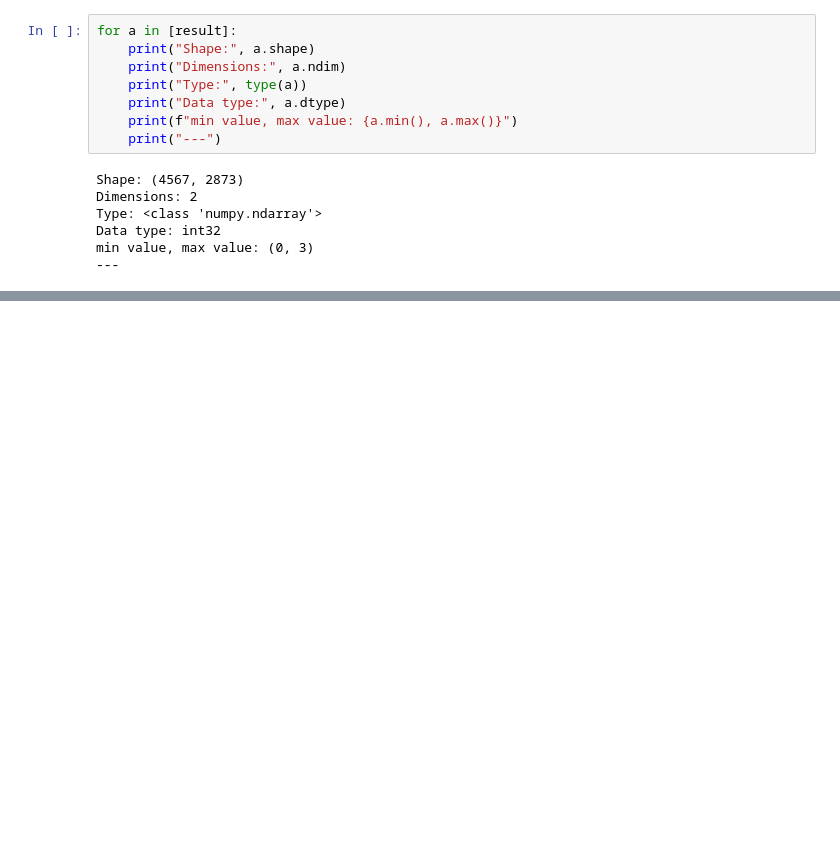
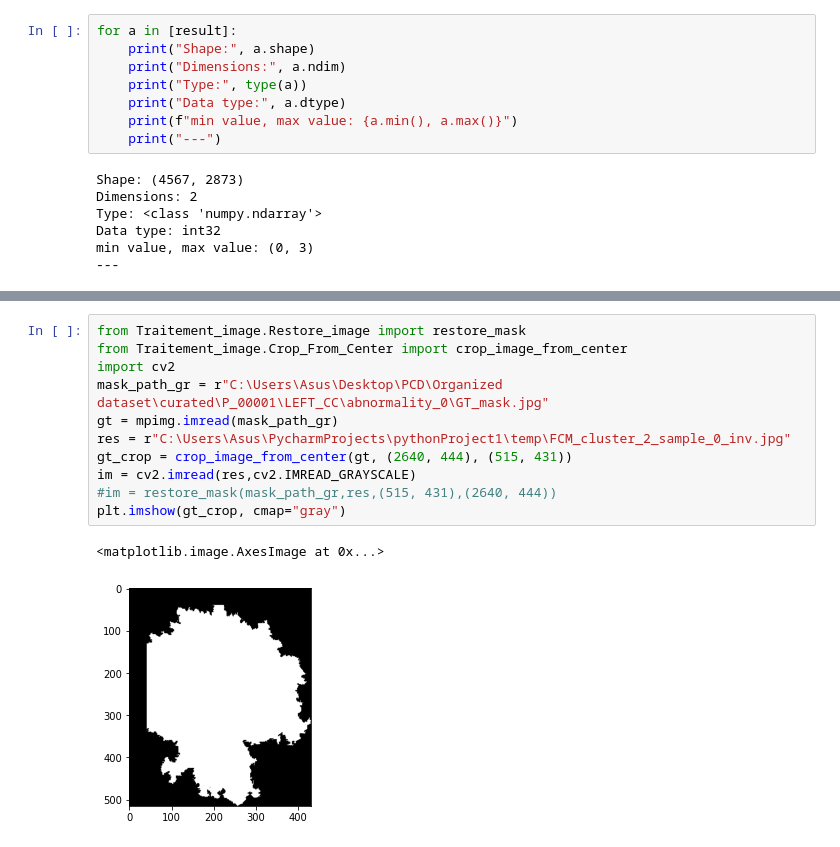
Before and after one commit to ynes99/mammogram_segmentation, a Jupyter notebook: FCM algorithm.ipynb, the cells around one changed output, grey strips where cells are left out. Cells and saved outputs as stored; diff of their text form; blank space fills up the shorter version.

```diff
--- a/FCM algorithm.ipynb
+++ b/FCM algorithm.ipynb
@@ -229,0 +255,14 @@ min value, max value: (0, 3)
+# %%
+from Traitement_image.Restore_image import restore_mask
+from Traitement_image.Crop_From_Center import crop_image_from_center
+import cv2
+mask_path_gr = r"C:\Users\Asus\Desktop\PCD\Organized dataset\curated\P_00001\LEFT_CC\abnormality_0\GT_mask.jpg"
+gt = mpimg.imread(mask_path_gr)
+res = r"C:\Users\Asus\PycharmProjects\pythonProject1\temp\FCM_cluster_2_sample_0_inv.jpg"
+gt_crop = crop_image_from_center(gt, (2640, 444), (515, 431))
+im = cv2.imread(res,cv2.IMREAD_GRAYSCALE)
+#im = restore_mask(mask_path_gr,res,(515, 431),(2640, 444))
+plt.imshow(gt_crop, cmap="gray")
+# %% [output]
+<matplotlib.image.AxesImage at 0x...>
+[figure, added]
```
Also changed, not shown: parts of 7 cells of this notebook, 25 other files.
